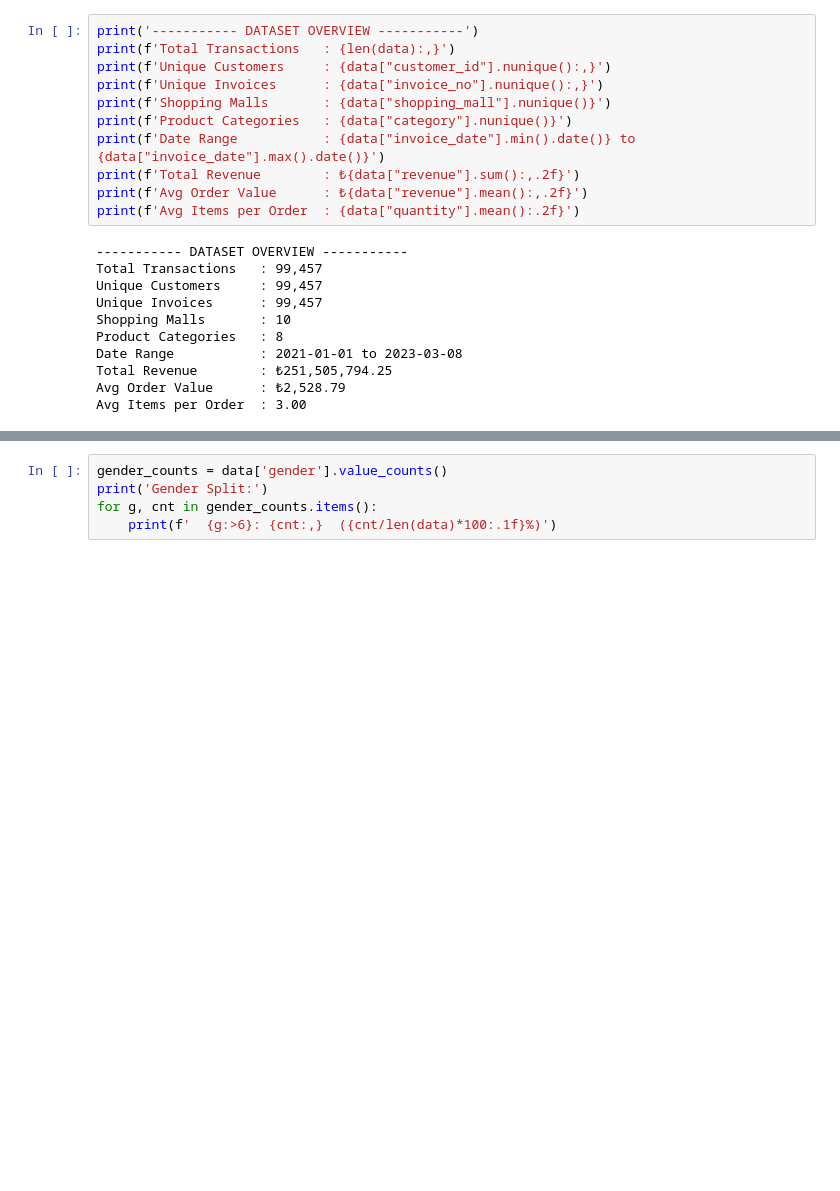
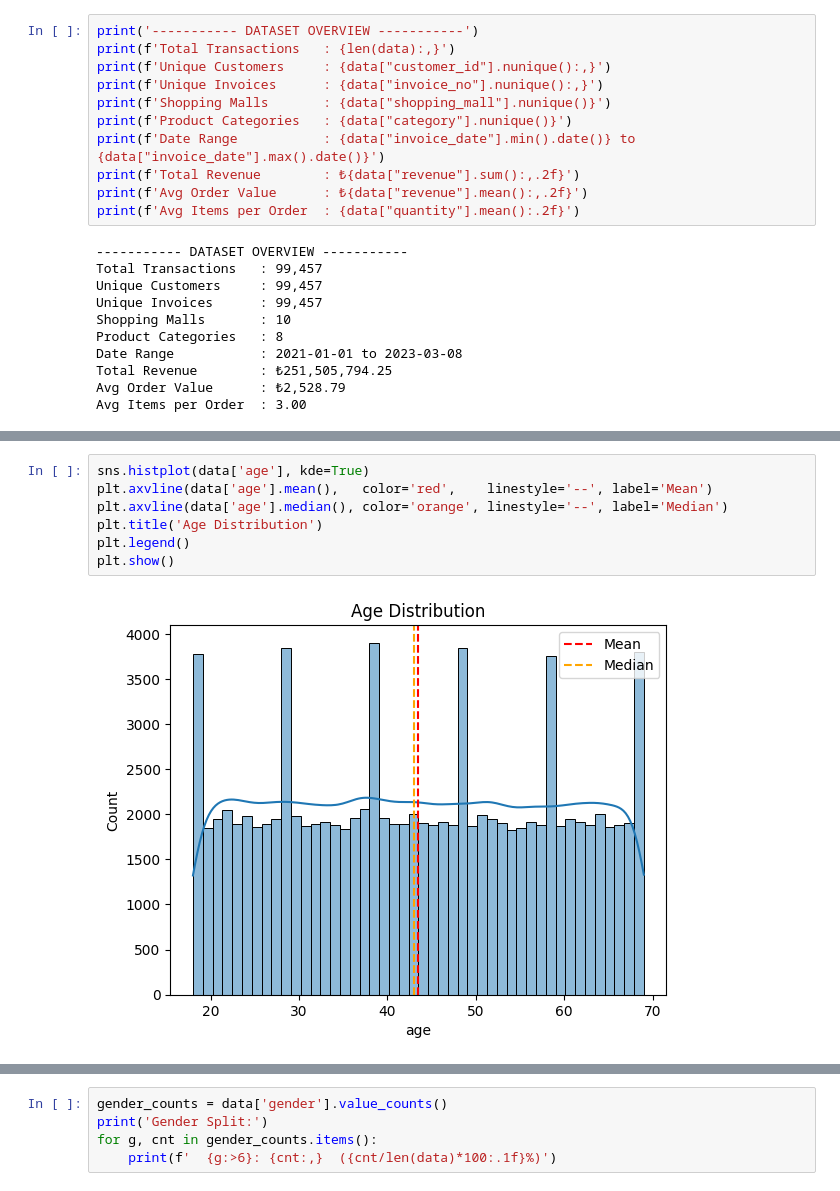
Before and after one commit to Revanth3112/Group3_Capstone, a Jupyter notebook: Group3_Capstone_Project.ipynb, the cells around one changed output, grey strips where cells are left out. Drawn from its saved outputs; the diff is of its cells as text; blank space fills up the shorter version.

```diff
--- a/Group3_Capstone_Project.ipynb
+++ b/Group3_Capstone_Project.ipynb
@@ -431,0 +459,9 @@ Avg Items per Order  : 3.00
+# %%
+sns.histplot(data['age'], kde=True)
+plt.axvline(data['age'].mean(),   color='red',    linestyle='--', label='Mean')
+plt.axvline(data['age'].median(), color='orange', linestyle='--', label='Median')
+plt.title('Age Distribution')
+plt.legend()
+plt.show()
+# %% [output]
+[figure, added]
```
Also changed, not shown: parts of 13 cells of this notebook.
